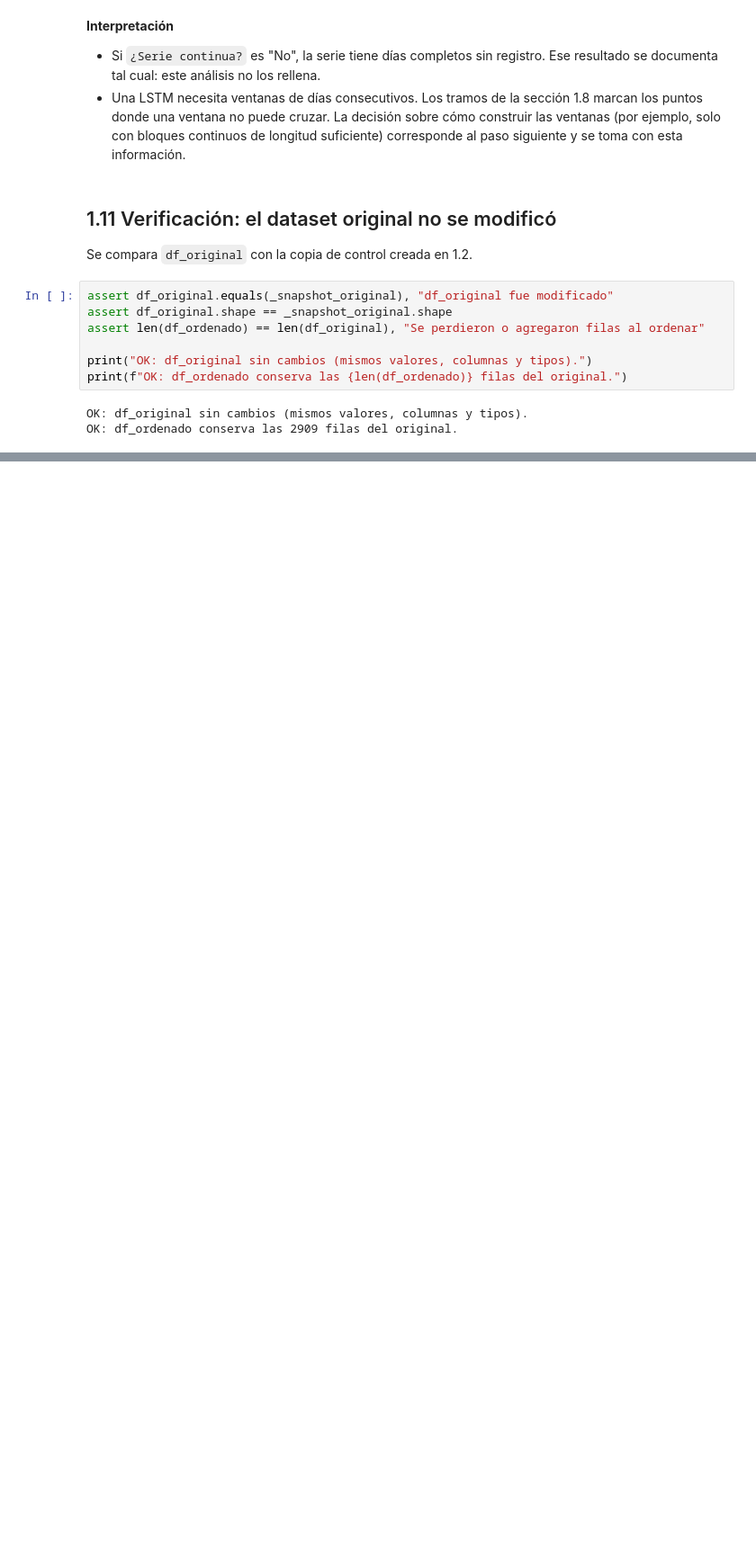
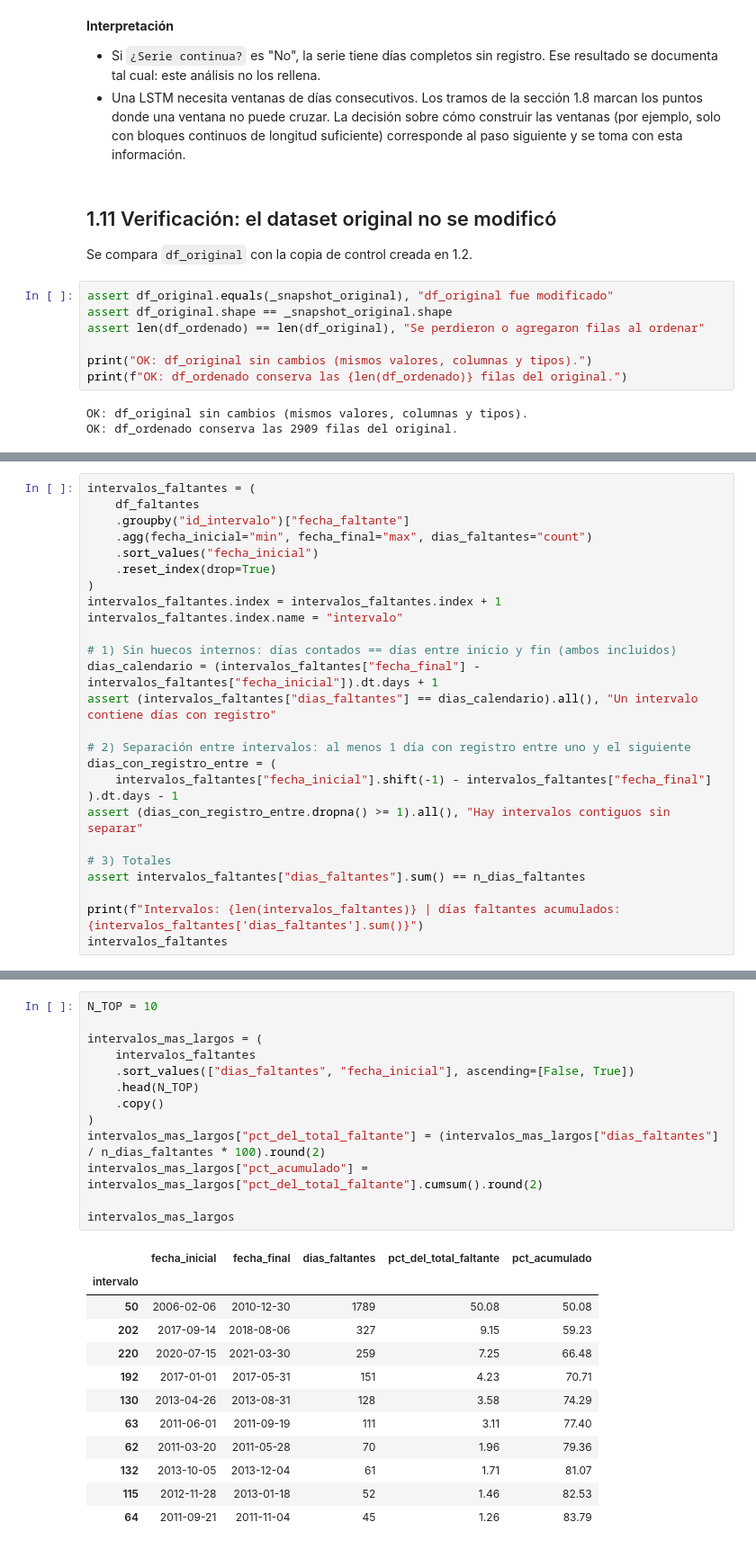
Before and after one commit to nicopulido/Prob_Proyecto_Grado, a Jupyter notebook: Tibaitata/05_preparacion_LSTM.ipynb, the cells around one changed output, grey strips where cells are left out. Shown at 90% size. Cells and saved outputs as stored; diff of their text form; blank space fills up the shorter version.

```diff
--- a/Tibaitata/05_preparacion_LSTM.ipynb
+++ b/Tibaitata/05_preparacion_LSTM.ipynb
@@ -336,0 +421,26 @@ OK: df_ordenado conserva las 2909 filas del original.
+# %%
+intervalos_faltantes = (
+    df_faltantes
+    .groupby("id_intervalo")["fecha_faltante"]
+    .agg(fecha_inicial="min", fecha_final="max", dias_faltantes="count")
+    .sort_values("fecha_inicial")
+    .reset_index(drop=True)
+)
+intervalos_faltantes.index = intervalos_faltantes.index + 1
+intervalos_faltantes.index.name = "intervalo"
+
+# 1) Sin huecos internos: días contados == días entre inicio y fin (ambos incluidos)
+dias_calendario = (intervalos_faltantes["fecha_final"] - intervalos_faltantes["fecha_inicial"]).dt.days + 1
+assert (intervalos_faltantes["dias_faltantes"] == dias_calendario).all(), "Un intervalo contiene días con registro"
+
+# 2) Separación entre intervalos: al menos 1 día con registro entre uno y el siguiente
+dias_con_registro_entre = (
+    intervalos_faltantes["fecha_inicial"].shift(-1) - intervalos_faltantes["fecha_final"]
+).dt.days - 1
+assert (dias_con_registro_entre.dropna() >= 1).all(), "Hay intervalos contiguos sin separar"
+
+# 3) Totales
+assert intervalos_faltantes["dias_faltantes"].sum() == n_dias_faltantes
+
+print(f"Intervalos: {len(intervalos_faltantes)} | días faltantes acumulados: {intervalos_faltantes['dias_faltantes'].sum()}")
+intervalos_faltantes
@@ -336,0 +497,26 @@ OK: df_ordenado conserva las 2909 filas del original.
+# %%
+N_TOP = 10
+
+intervalos_mas_largos = (
+    intervalos_faltantes
+    .sort_values(["dias_faltantes", "fecha_inicial"], ascending=[False, True])
+    .head(N_TOP)
+    .copy()
+)
+intervalos_mas_largos["pct_del_total_faltante"] = (intervalos_mas_largos["dias_faltantes"] / n_dias_faltantes * 100).round(2)
+intervalos_mas_largos["pct_acumulado"] = intervalos_mas_largos["pct_del_total_faltante"].cumsum().round(2)
+
+intervalos_mas_largos
+# %% [output]
+|  | fecha_inicial | fecha_final | dias_faltantes | pct_del_total_faltante | pct_acumulado |
+| intervalo |  |  |  |  |  |
+| 50 | 2006-02-06 | 2010-12-30 | 1789 | 50.08 | 50.08 |
+| 202 | 2017-09-14 | 2018-08-06 | 327 | 9.15 | 59.23 |
+| 220 | 2020-07-15 | 2021-03-30 | 259 | 7.25 | 66.48 |
+| 192 | 2017-01-01 | 2017-05-31 | 151 | 4.23 | 70.71 |
+| 130 | 2013-04-26 | 2013-08-31 | 128 | 3.58 | 74.29 |
+| 63 | 2011-06-01 | 2011-09-19 | 111 | 3.11 | 77.40 |
+| 62 | 2011-03-20 | 2011-05-28 | 70 | 1.96 | 79.36 |
+| 132 | 2013-10-05 | 2013-12-04 | 61 | 1.71 | 81.07 |
+| 115 | 2012-11-28 | 2013-01-18 | 52 | 1.46 | 82.53 |
+| 64 | 2011-09-21 | 2011-11-04 | 45 | 1.26 | 83.79 |
```
Also changed, not shown: parts of 15 cells of this notebook.
